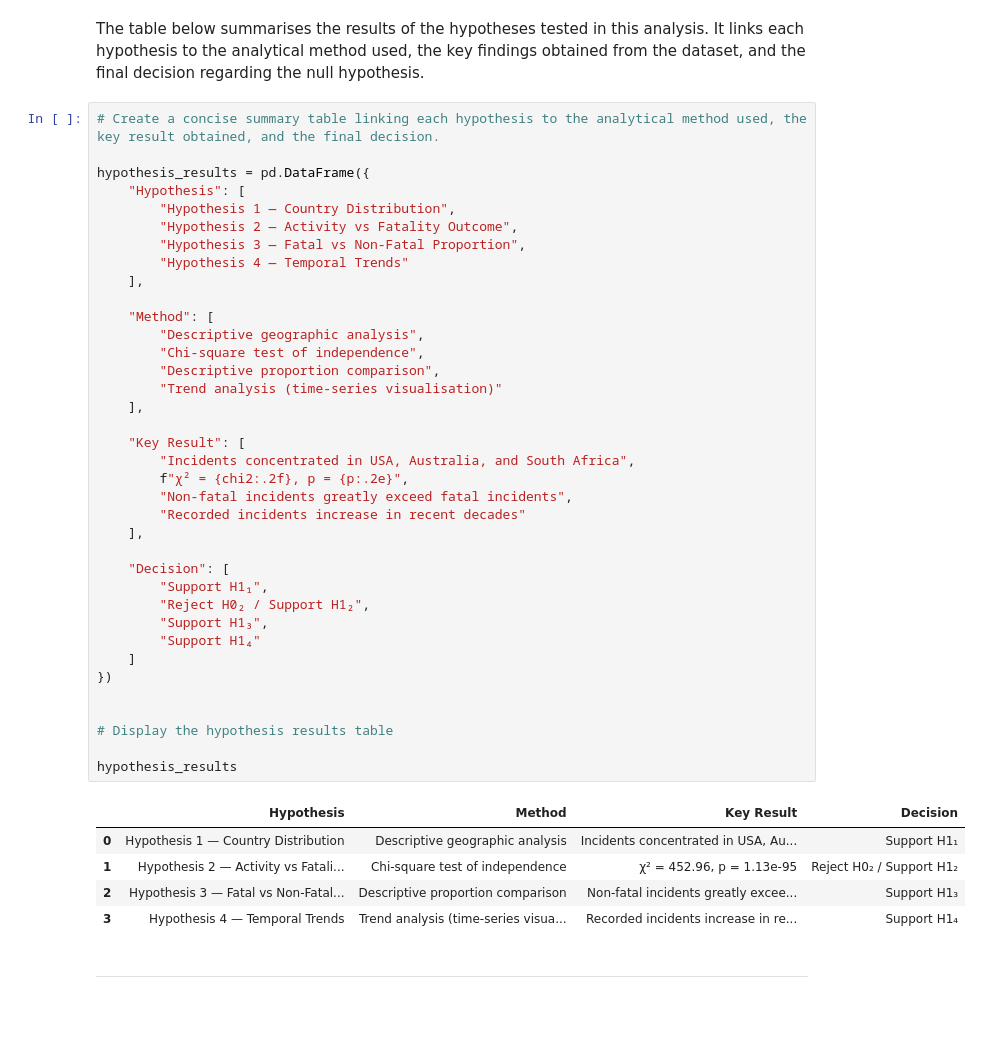
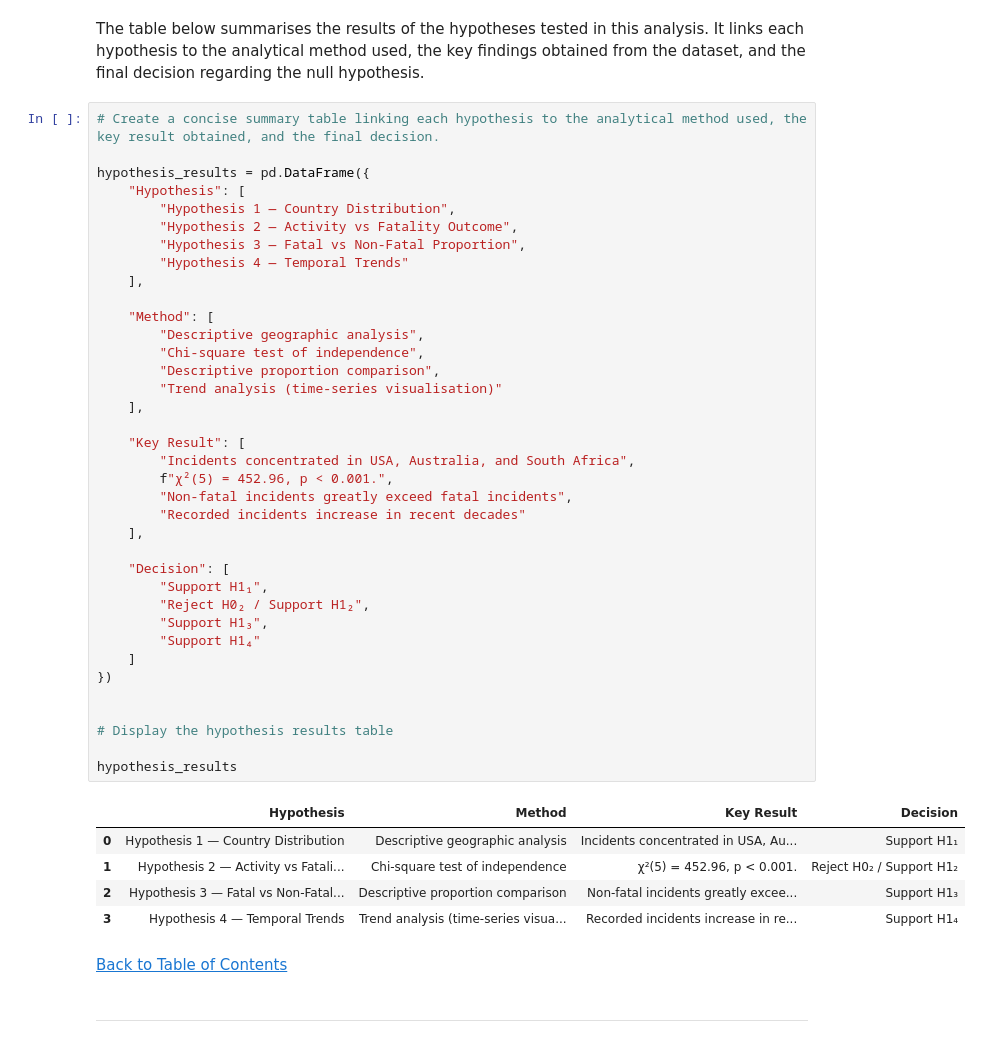
Before and after one commit to szm2701/shark-attack-data-dashboard, a Jupyter notebook: jupyter_notebooks/shark_attack_analysis.ipynb, the cells around one changed output. Drawn from its saved outputs; the diff is of its cells as text; blank space fills up the shorter version.

Commit message:
Refine sections and add table of contents.

```diff
--- a/jupyter_notebooks/shark_attack_analysis.ipynb
+++ b/jupyter_notebooks/shark_attack_analysis.ipynb
@@ -1584,37 +1608,39 @@ hypothesis_results = pd.DataFrame({
     ],
 
     "Method": [
         "Descriptive geographic analysis",
         "Chi-square test of independence",
         "Descriptive proportion comparison",
         "Trend analysis (time-series visualisation)"
     ],
 
     "Key Result": [
         "Incidents concentrated in USA, Australia, and South Africa",
-        f"χ² = {chi2:.2f}, p = {p:.2e}",
+        f"χ²(5) = 452.96, p < 0.001.",
         "Non-fatal incidents greatly exceed fatal incidents",
         "Recorded incidents increase in recent decades"
     ],
 
     "Decision": [
         "Support H1₁",
         "Reject H0₂ / Support H1₂",
         "Support H1₃",
         "Support H1₄"
     ]
 })
 
 
 # Display the hypothesis results table
 
 hypothesis_results
 # %% [output]
 |  | Hypothesis | Method | Key Result | Decision |
 | 0 | Hypothesis 1 — Country Distribution | Descriptive geographic analysis | Incidents concentrated in USA, Au... | Support H1₁ |
-| 1 | Hypothesis 2 — Activity vs Fatali... | Chi-square test of independence | χ² = 452.96, p = 1.13e-95 | Reject H0₂ / Support H1₂ |
+| 1 | Hypothesis 2 — Activity vs Fatali... | Chi-square test of independence | χ²(5) = 452.96, p < 0.001. | Reject H0₂ / Support H1₂ |
 | 2 | Hypothesis 3 — Fatal vs Non-Fatal... | Descriptive proportion comparison | Non-fatal incidents greatly excee... | Support H1₃ |
 | 3 | Hypothesis 4 — Temporal Trends | Trend analysis (time-series visua... | Recorded incidents increase in re... | Support H1₄ |
+# %% [markdown]
+[Back to Table of Contents](#toc)
 # %% [markdown]
 ---
 # %% [markdown]
```
Also changed, not shown: parts of 15 cells of this notebook.
